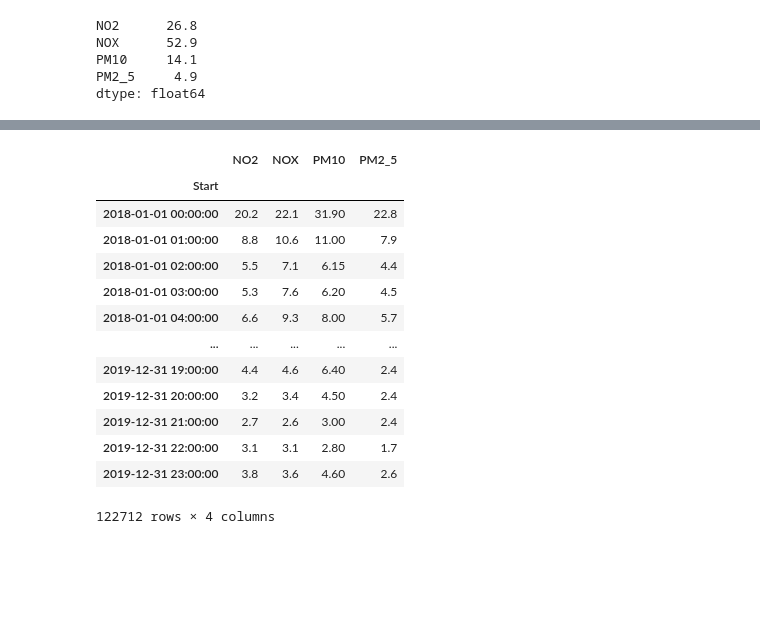
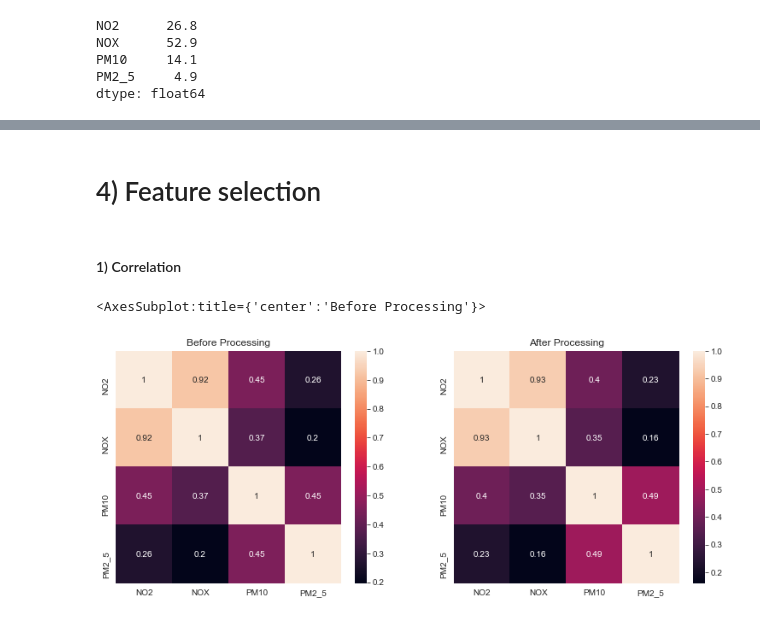
Before and after one commit to jadali17/Air-Quality-Prediction, a Jupyter notebook: feature-selection-no2-nox-pm2.5-pm10.ipynb, the cells around one changed output, grey strips where cells are left out. Cells and saved outputs as stored; diff of their text form; code cells hidden in the pictures; blank space fills up the shorter version.

Commit message:
Performed imputation and added more figures

```diff
--- a/feature-selection-no2-nox-pm2.5-pm10.ipynb
+++ b/feature-selection-no2-nox-pm2.5-pm10.ipynb
@@ -91,7 +91,7 @@ Q1 = processedAQD.quantile(0.25)
 Q3=  processedAQD.quantile(0.75)
 IQR= Q3-Q1
 print(IQR)
-processedAQD = processedAQD[~((processedAQD < (Q1 - 1.5 * IQR)) |(processedAQD > (Q3 + 1.5 * IQR))).any(axis=1)]
+processedAQD = processedAQD[~((processedAQD < (Q1 - 1.5 * IQR)) |(processedAQD > (Q3 + 1.5 * IQR))).any(axis=1)
 # %% [output]
 NO2      26.8
 NOX      52.9
@@ -101,8 +103,5 @@ dtype: float64
 # %%
-#-------PERFORMING IMPUTATION---------------#
-impute=airQualityData.drop(columns=['Stop'])
-impute=impute.set_index('Start')
-impute = impute.assign(PM10=impute['PM10'].interpolate(method='time'))
-impute = impute.assign(NO2=impute['NO2'].interpolate(method='time'))
-impute = impute.assign(NOX=impute['NOX'].interpolate(method='time'))
-impute = impute.assign(PM2_5=impute['PM2_5'].interpolate(method='time'))
+processedAQD = processedAQD.assign(PM10=processedAQD['PM10'].interpolate(method='time'))
+processedAQD = processedAQD.assign(NO2=processedAQD['NO2'].interpolate(method='time'))
+processedAQD = processedAQD.assign(NOX=processedAQD['NOX'].interpolate(method='time'))
+processedAQD = processedAQD.assign(PM2_5=processedAQD['PM2_5'].interpolate(method='time'))
@@ -115,17 +108,13 @@ sns.heatmap(subsetWOStart.corr(), annot=True)
-# %%
-airQualityData
-# %% [output]
-|  | NO2 | NOX | PM10 | PM2_5 |
-| Start |  |  |  |  |
-| 2018-01-01 00:00:00 | 20.2 | 22.1 | 31.90 | 22.8 |
-| 2018-01-01 01:00:00 | 8.8 | 10.6 | 11.00 | 7.9 |
-| 2018-01-01 02:00:00 | 5.5 | 7.1 | 6.15 | 4.4 |
-| 2018-01-01 03:00:00 | 5.3 | 7.6 | 6.20 | 4.5 |
-| 2018-01-01 04:00:00 | 6.6 | 9.3 | 8.00 | 5.7 |
-| ... | ... | ... | ... | ... |
-| 2019-12-31 19:00:00 | 4.4 | 4.6 | 6.40 | 2.4 |
-| 2019-12-31 20:00:00 | 3.2 | 3.4 | 4.50 | 2.4 |
-| 2019-12-31 21:00:00 | 2.7 | 2.6 | 3.00 | 2.4 |
-| 2019-12-31 22:00:00 | 3.1 | 3.1 | 2.80 | 1.7 |
-| 2019-12-31 23:00:00 | 3.8 | 3.6 | 4.60 | 2.6 |
-122712 rows × 4 columns
+# %% [markdown]
+# 4) Feature selection
+# %% [markdown]
+#### 1) Correlation
+# %%
+fig , ax =plt.subplots(1,2,figsize=(13,5))
+ax[0].set_title("Before Processing")
+ax[1].set_title("After Processing")
+sns.heatmap(processedAQD.corr(), annot=True,ax= ax[1])
+sns.heatmap(airQualityData[['NO2','NOX','PM10','PM2_5']].corr(), annot=True,ax= ax[0])
+# %% [output]
+<AxesSubplot:title={'center':'Before Processing'}>
+[figure, added]
```
Also changed, not shown: parts of 2 cells of this notebook.
